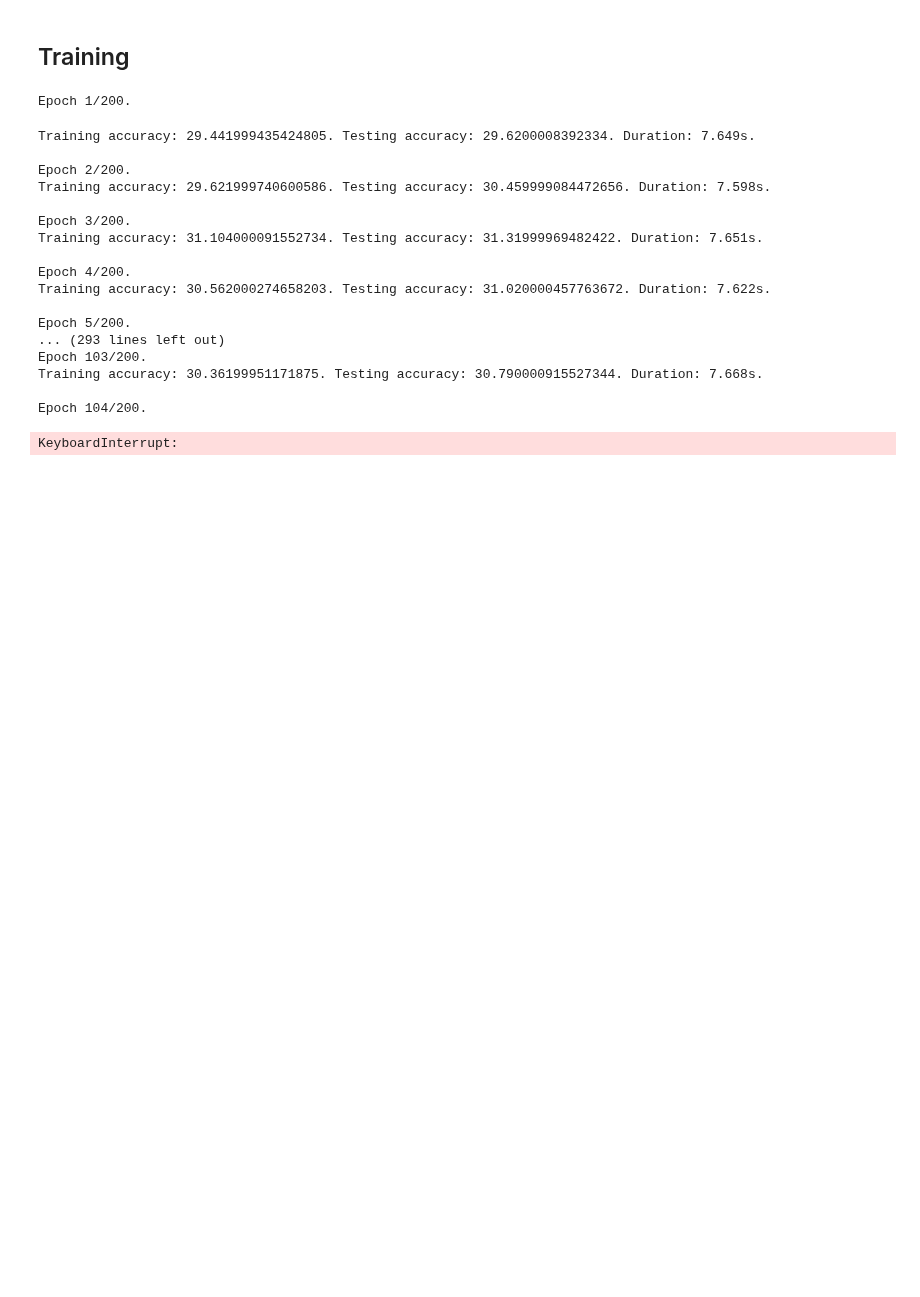
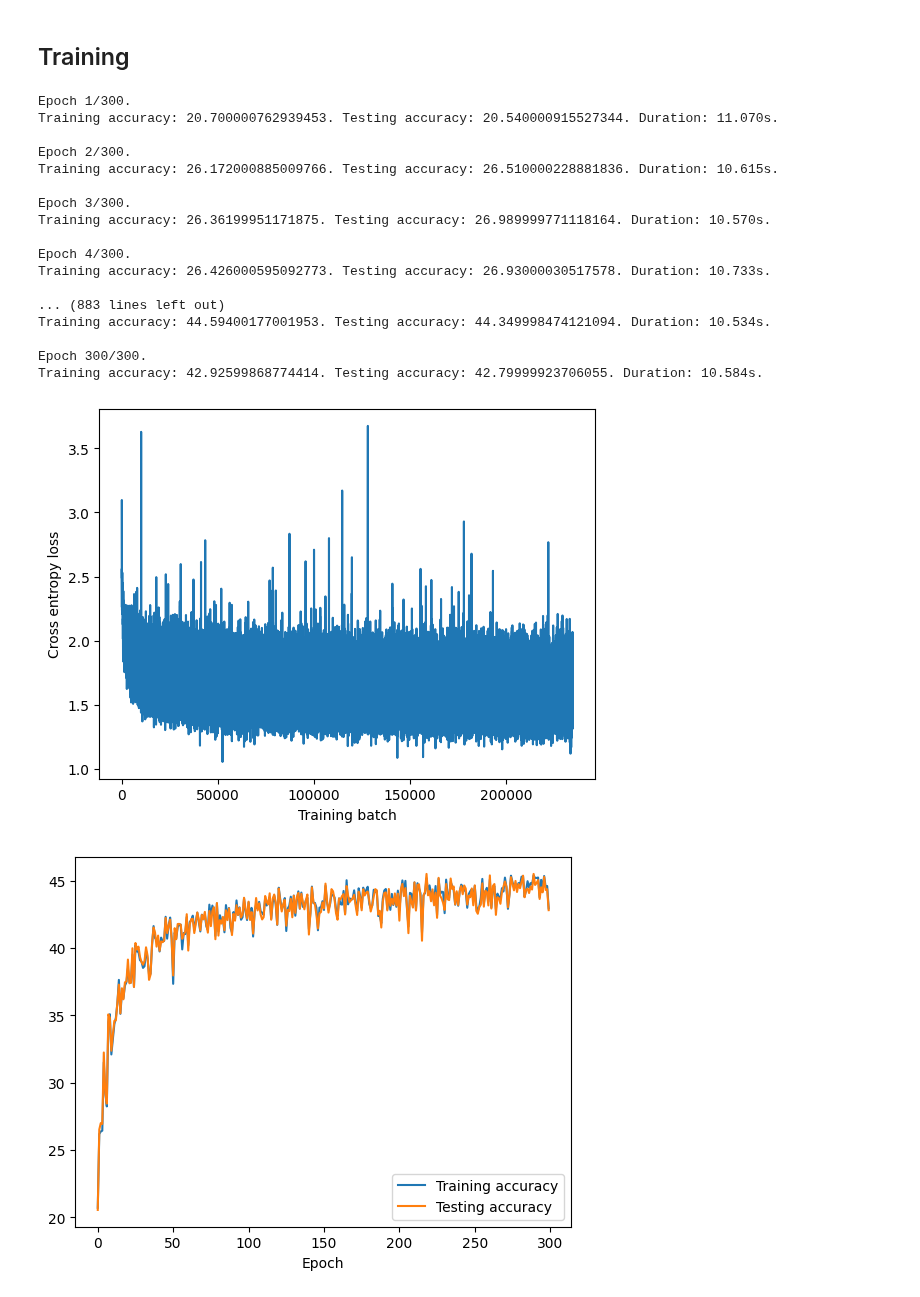
Before and after one commit to dibahk/CIFAR-10-Image-Classification, a Jupyter notebook: Coursework.ipynb, the cells around one changed output. Saved outputs shown, nothing was run; the diff lists cells and outputs as text; code cells hidden in the pictures; blank space fills up the shorter version.

```diff
--- a/Coursework.ipynb
+++ b/Coursework.ipynb
@@ -28,7 +28,7 @@ def load_data_CIFAR10(batch_size, resize=None):
             torch.utils.data.DataLoader(mnist_test, batch_size, shuffle=False,
                             num_workers=2))
 # %%
-batch_size = 128 # Defines the batch size
+batch_size = 64 # Defines the batch size
 train_iter, test_iter = load_data_CIFAR10(batch_size)
 # %% [output]
 Files already downloaded and verified
@@ -127,17 +125,17 @@ class FinalModel(nn.Module):
     # each parameter is then inside the param for convolutional layers
     def __init__(self, num_block, c, in_channels, out_channels, kernels):
         super(FinalModel, self).__init__()
-        blocks = nn.ModuleList([])
+        blocks = nn.Sequential()
         for i in range(num_block):
             blocks.append(BlockGen(in_channels=in_channels[i], out_channels=out_channels[i], kernels=kernels, c=c[i]))
-            # print('block done')
+
         self.blocks = blocks
-        self.fc1 = nn.Linear(out_channels[-1], 64)
-        self.fc2 = nn.Linear(64, 10)
+        self.fc1 = nn.Linear(out_channels[-1], out_channels[-1])
+        self.fc2 = nn.Linear(out_channels[-1], 10)
 
     def forward(self, x):
         # creating the convolutional neurons in the layer of the block
-        out_list = nn.ModuleList([])
+
         for model in self.blocks:
             x = model(x)
 
@@ -149,13 +147,13 @@ class FinalModel(nn.Module):
 # %% [markdown]
 Defining parameters
 # %%
-num_blocks = 5
-c = [15,15,15,15,15]
-kernels = [5,5,7,5,6,5,5,5,4,4,4,3,3,3,1]
+num_blocks = 4
+c = [3,3,3,3]
+kernels = [1,3,5]
 # paddings = [[[2,0,0],[0,0]],[[2,0],[1,0]],[['same']],[['same'],['same']]]
 # strides = [[[1,2,1],[2,1],[1],[1]], [[1,1],[1,1]], [[1]],[[1],[1]]]
-in_channels = [3,8,16,32,64]
-out_channels = [8,16,32,64,128]
+in_channels = [3,4,8,16]
+out_channels = [4,8,16,64]
 # %%
 # num_blocks = 5
 # c = [1,1,1,1,1]
@@ -197,7 +211,7 @@ NameError: name 'layers' is not defined
 # %%
 loss = torch.nn.CrossEntropyLoss()
 # %%
-lr = 0.009
+lr = 0.01
 optimizer = torch.optim.Adam(model.parameters(), lr=lr)
 # %%
 def correct(logits, y):
@@ -227,60 +239,59 @@ losses = [] # Stores the loss for each training batch
 train_accs = [] # Stores the training accuracy after each epoch
 test_accs = [] # Stores the testing accuracy after each epoch
 
-num_epochs = 100
+num_epochs = 300
 for epoch in range(num_epochs):
     print(f'\nEpoch {epoch + 1}/{num_epochs}.')
     start_time = time.perf_counter()
 
     model.train() # This is necessary because batch normalization behaves differently between training and evaluation
 
     for X, y in train_iter:
         X, y = X.to(device), y.to(device) # Moves data to `device`
         logits = model(X) # Computes the logits for the batch of images `X`
         l = loss(logits, y) # Computes the loss given the `logits` and the class vector `y`
         optimizer.zero_grad() # Zeroes the gradients stored in the model parameters
         l.backward() # Computes the gradient of the loss `l` with respect to the model parameters
 
         optimizer.step() # Updates the model parameters based on the gradients stored inside them
 
         losses.append(float(l)) # Stores the loss for this batch
 
-    with torch.no_grad(): # Computing performance metrics does not require gradients
-        model.eval() # This is necessary because batch normalization behaves differently between training and evaluation
-        train_accs.append(evaluate_metric(model, train_iter, correct))
-        test_accs.append(evaluate_metric(model, test_iter, correct))
+    model.eval() # This is necessary because batch normalization behaves differently between training and evaluation
+    train_accs.append(evaluate_metric(model, train_iter, correct))
+    test_accs.append(evaluate_metric(model, test_iter, correct))
 
-        end_time = time.perf_counter()
+    end_time = time.perf_counter()
 
-        print(f'Training accuracy: {train_accs[-1]}. Testing accuracy: {test_accs[-1]}. Duration: {end_time - start_time:.3f}s.') # Computes and displays training/testing dataset accuracy.
+    print(f'Training accuracy: {train_accs[-1]}. Testing accuracy: {test_accs[-1]}. Duration: {end_time - start_time:.3f}s.') # Computes and displays training/testing dataset accuracy.
 
 plt.plot(losses) # Plots the loss for each training batch
 plt.xlabel('Training batch')
 plt.ylabel('Cross entropy loss')
 plt.show()
 
 plt.plot(list(map(lambda x: x.cpu(),train_accs)), label='Training accuracy')
 plt.plot(list(map(lambda x: x.cpu(),test_accs)), label='Testing accuracy')
 plt.legend(loc='best')
 plt.xlabel('Epoch')
 plt.show()
 # %% [output]
-Epoch 1/200.
+Epoch 1/300.
+Training accuracy: 20.700000762939453. Testing accuracy: 20.540000915527344. Duration: 11.070s.
+
+Epoch 2/300.
+Training accuracy: 26.172000885009766. Testing accuracy: 26.510000228881836. Duration: 10.615s.
+
+Epoch 3/300.
+Training accuracy: 26.36199951171875. Testing accuracy: 26.989999771118164. Duration: 10.570s.
+
+Epoch 4/300.
+Training accuracy: 26.426000595092773. Testing accuracy: 26.93000030517578. Duration: 10.733s.
+
+... (883 lines left out)
+Training accuracy: 44.59400177001953. Testing accuracy: 44.349998474121094. Duration: 10.534s.
+
+Epoch 300/300.
+Training accuracy: 42.92599868774414. Testing accuracy: 42.79999923706055. Duration: 10.584s.
-Training accuracy: 29.441999435424805. Testing accuracy: 29.6200008392334. Duration: 7.649s.
-
-Epoch 2/200.
-Training accuracy: 29.621999740600586. Testing accuracy: 30.459999084472656. Duration: 7.598s.
-
-Epoch 3/200.
-Training accuracy: 31.104000091552734. Testing accuracy: 31.31999969482422. Duration: 7.651s.
-
-Epoch 4/200.
-Training accuracy: 30.562000274658203. Testing accuracy: 31.020000457763672. Duration: 7.622s.
-
-Epoch 5/200.
-... (293 lines left out)
-Epoch 103/200.
-Training accuracy: 30.36199951171875. Testing accuracy: 30.790000915527344. Duration: 7.668s.
-
-Epoch 104/200.
-KeyboardInterrupt:
+[figure, added]
+[figure, added]
```
Also changed, not shown: parts of 7 cells of this notebook.
